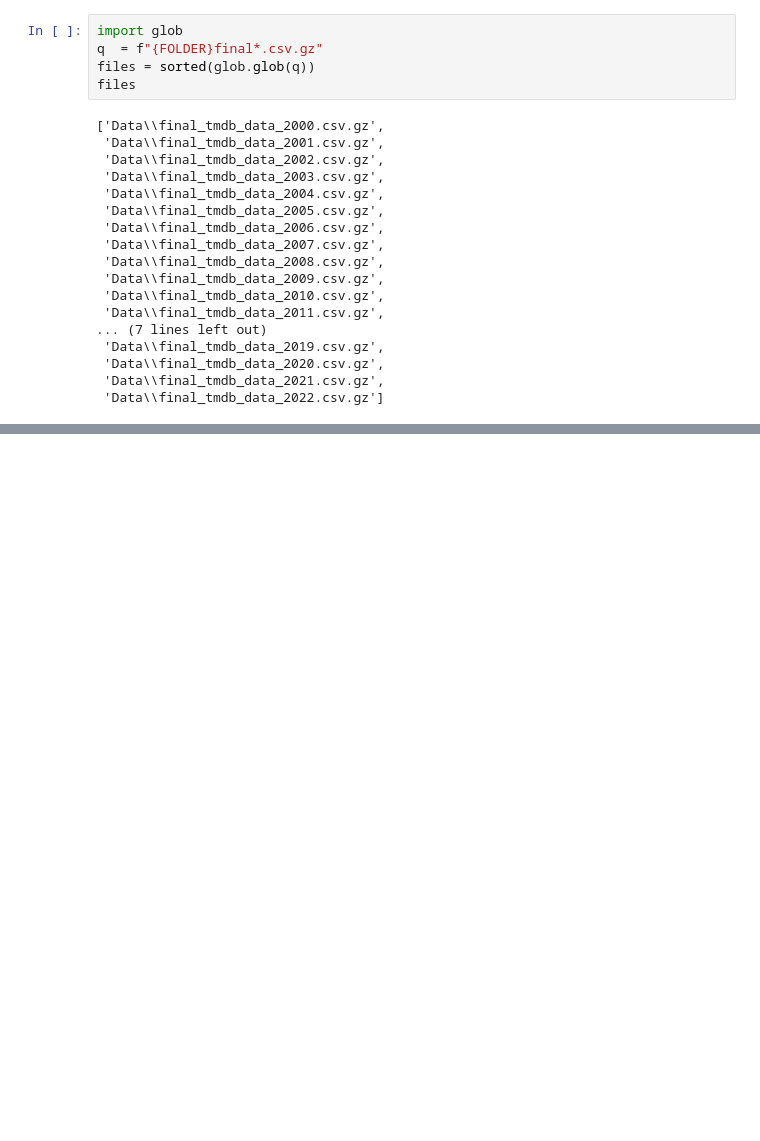
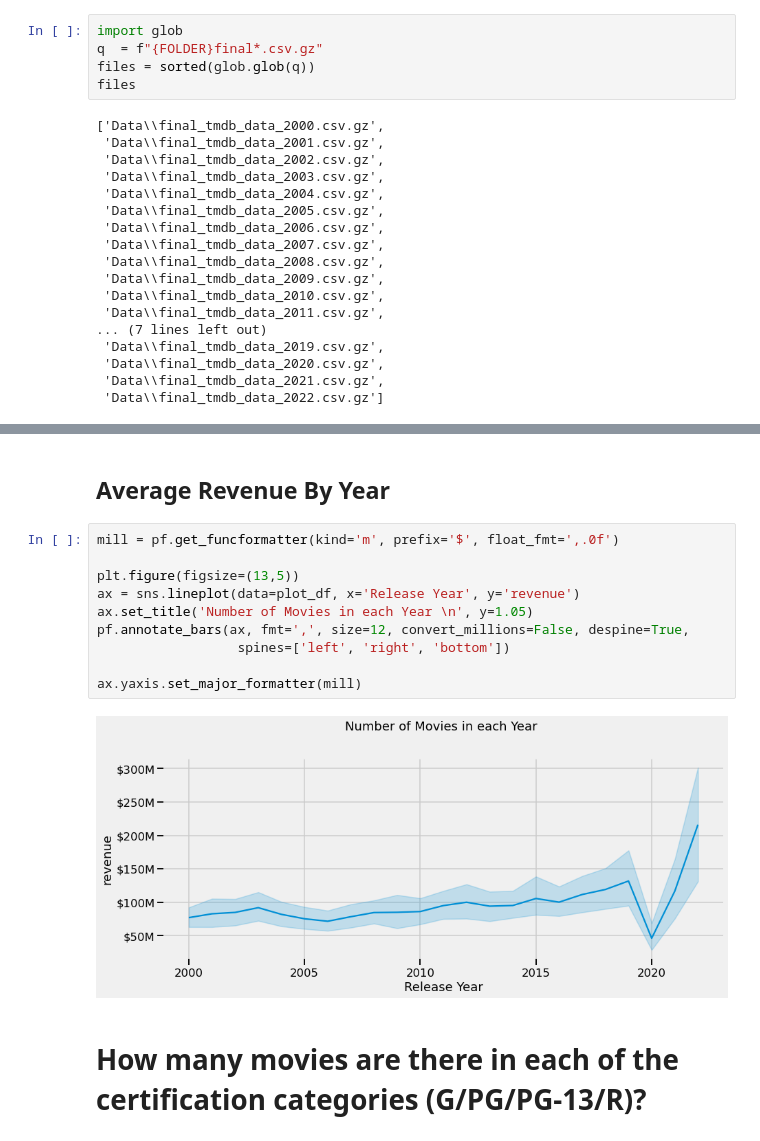
Before and after one commit to cole-beach/What-Makes-A-Movie-Successful, a Jupyter notebook: What Makes a Movie Successful - Part 02B - EDA Overview.ipynb, the cells around one changed output, grey strips where cells are left out. Drawn from its saved outputs; the diff is of its cells as text; blank space fills up the shorter version.

```diff
--- a/What Makes a Movie Successful - Part 02B - EDA Overview.ipynb
+++ b/What Makes a Movie Successful - Part 02B - EDA Overview.ipynb
@@ -176,3 +250,19 @@ Name: certification, Length: 2488, dtype: object
+# %% [markdown]
+## Average Revenue By Year
+# %%
+mill = pf.get_funcformatter(kind='m', prefix='$', float_fmt=',.0f')
+
+plt.figure(figsize=(13,5))
+ax = sns.lineplot(data=plot_df, x='Release Year', y='revenue')
+ax.set_title('Number of Movies in each Year \n', y=1.05)
+pf.annotate_bars(ax, fmt=',', size=12, convert_millions=False, despine=True,
+                  spines=['left', 'right', 'bottom'])
+
+ax.yaxis.set_major_formatter(mill)
+# %% [output]
+[figure, added]
+# %% [markdown]
+# How many movies are there in each of the certification categories (G/PG/PG-13/R)?
 # %%
 df['certification'].value_counts()
 # %% [output]
```
Also changed, not shown: parts of 30 cells of this notebook, 3 other files.
